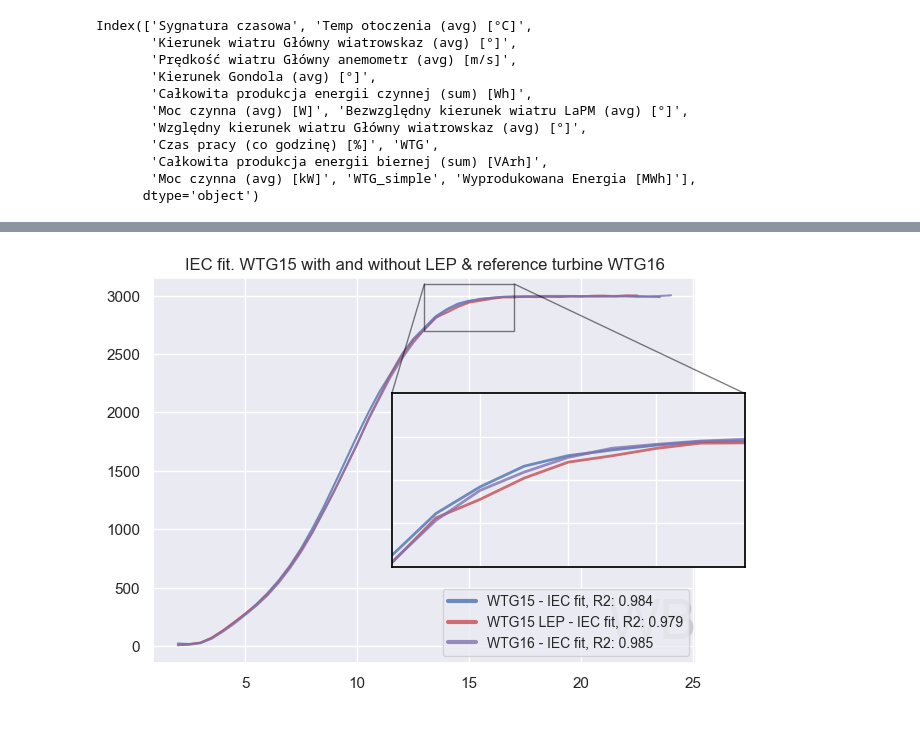
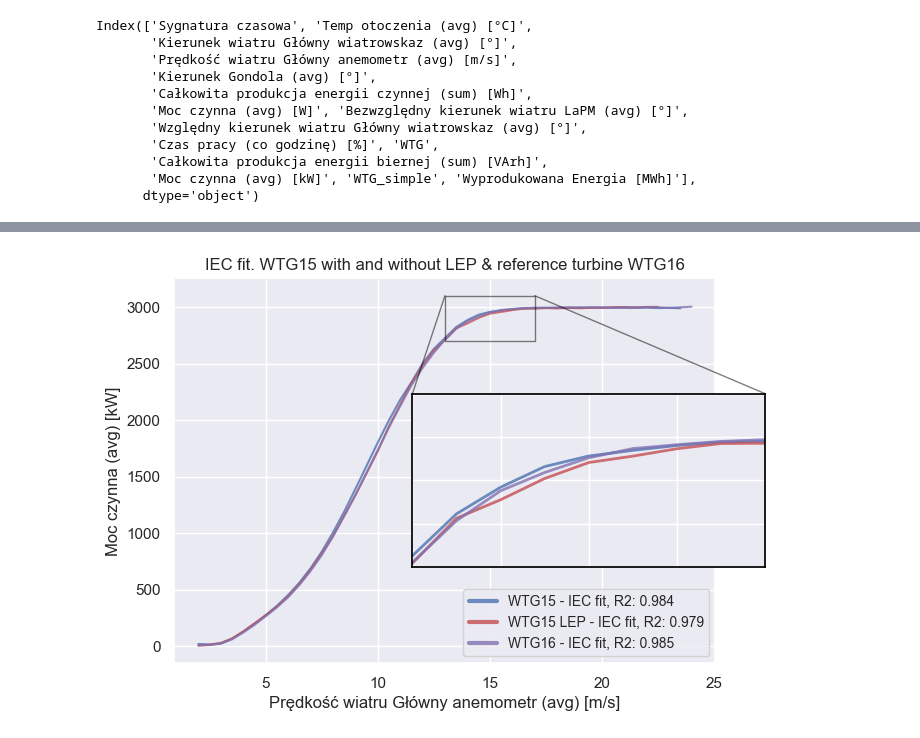
Before and after one commit to Wiktorson/WT-analysis-II, a Jupyter notebook: Side_by_side_analysis_2025.ipynb, the cells around one changed output, grey strips where cells are left out. Cells and saved outputs as stored; diff of their text form; code cells hidden in the pictures.

```diff
--- a/Side_by_side_analysis_2025.ipynb
+++ b/Side_by_side_analysis_2025.ipynb
@@ -343,6 +373,8 @@ def fit_power_curve_IEC(wind_speed, power, bin_size=0.5):
 # %%
 power_curves = {}
 df_fit = df[df['Prędkość wiatru Główny anemometr (avg) [m/s]'].between(2, 27)].copy()
+wind_range=(2, 18)
+samples_per_bin=20
 for i, wtg in enumerate(df['WTG'].unique()):
     if wtg == 'WTG15 transition period':
         continue
@@ -351,9 +383,13 @@ for i, wtg in enumerate(df['WTG'].unique()):
 
     # Fit models
     # !!! when more data is provided samples per bin and wind_range should be increased !!!
-    [L, k, x0], R2_logistic = fit_logistic_power_curve(df_wtg['Prędkość wiatru Główny anemometr (avg) [m/s]'], df_wtg['Moc czynna (avg) [kW]'], samples_per_bin=20, wind_range=(2, 17))
-    lowess_model, R2_lowess = fit_lowess_power_curve(df_wtg['Prędkość wiatru Główny anemometr (avg) [m/s]'], df_wtg['Moc czynna (avg) [kW]'], samples_per_bin=20, wind_range=(2, 17))
-    # poly6_model, R2_poly6 = fit_power_curve_poly6(df_wtg)
+    [L, k, x0], R2_logistic = fit_logistic_power_curve(df_wtg['Prędkość wiatru Główny anemometr (avg) [m/s]'], df_wtg['Moc czynna (avg) [kW]'], samples_per_bin=20, wind_range=(2, 18))
+    lowess_model, R2_lowess = fit_lowess_power_curve(df_wtg['Prędkość wiatru Główny anemometr (avg) [m/s]'], df_wtg['Moc czynna (avg) [kW]'], samples_per_bin=20, wind_range=(2, 18))
+
+    #[L, k, x0], R2_logistic = fit_logistic_power_curve(df_wtg['Prędkość wiatru Główny anemometr (avg) [m/s]'], df_wtg['Moc czynna (avg) [kW]'], samples_per_bin=200, wind_range=(3, 13))
+    #lowess_model, R2_lowess = fit_lowess_power_curve(df_wtg['Prędkość wiatru Główny anemometr (avg) [m/s]'], df_wtg['Moc czynna (avg) [kW]'], samples_per_bin=200, wind_range=(3, 13))
+
+
     IEC_model, R2_IEC = fit_power_curve_IEC(df_wtg['Prędkość wiatru Główny anemometr (avg) [m/s]'], df_wtg['Moc czynna (avg) [kW]'])
 
     power_curves[wtg]['logistic'] = [[L, k, x0], R2_logistic]
@@ -397,11 +421,10 @@ Index(['Sygnatura czasowa', 'Temp otoczenia (avg) [°C]',
 # %%
-
 fig, axes = plt.subplots(nrows=1, ncols=3, sharex=True, sharey=True, figsize=(12, 5))
 
 for i, wt in enumerate(['WTG15', 'WTG15 LEP', 'WTG16']):
     ax = axes[i]
     df_wt = df[df.WTG==wt].copy()
-    sns.scatterplot(data=df_wt.iloc[::100], x='Prędkość wiatru Główny anemometr (avg) [m/s]', y='Moc czynna (avg) [kW]', alpha=0.5,
+    sns.scatterplot(data=df_wt.iloc[::10], x='Prędkość wiatru Główny anemometr (avg) [m/s]', y='Moc czynna (avg) [kW]', alpha=0.5,
                     ax=ax, color=color_dict[wt], label=wt)
     ax.yaxis.set_tick_params(labelbottom=True)
     #ax.set_ylabel(columns_translation['ActivePower'])
@@ -444,6 +467,7 @@ for col, model_name in enumerate(['IEC', 'lowess', 'logistic']):
                     color=color_dict[wt], alpha=0.8, ax = ax, linewidth=1,
                     label=f'{wt} R2: {R2:.3f}')
         ax.set_title(f'{model_name} fit')
+        ax.set_xlim((0, 18))
 
 fig.suptitle('Power curves for WTG with and without LEP & reference turbine WTG16')
 #Helpers.add_watermark(ax)
@@ -453,45 +477,46 @@ plt.tight_layout()
 # %%
-fig, axes = plt.subplots(nrows=1, ncols=1, figsize=(7, 5))
+for model_name in ['IEC', 'lowess', 'logistic']:
+    fig, axes = plt.subplots(nrows=1, ncols=1, figsize=(7, 5))
+    #model_name = 'IEC'
+    for wt in ['WTG15', 'WTG15 LEP', 'WTG16']:
+        ax = axes
+        model, R2 = power_curves[wt][model_name]
+        if model_name == 'lowess':
+                predictions = model.predict(wind_speed_grid)
+        elif model_name == 'logistic':
+            predictions = logistic(wind_speed_grid, *model)
+        else:
+            predictions = model(wind_speed_grid)
+        sns.lineplot(x=wind_speed_grid, y=predictions,
+                    color=color_dict[wt], alpha=0.8, ax = ax, linewidth=1.5,
+                    label=f'{wt} - {model_name} fit, R2: {R2:.3f}')
+        ax.set_xlabel('Prędkość wiatru Główny anemometr (avg) [m/s]')
+        ax.set_ylabel('Moc czynna (avg) [kW]')
 
-model_name = 'IEC'
-for wt in ['WTG15', 'WTG15 LEP', 'WTG16']:
-    ax = axes
-    model, R2 = power_curves[wt][model_name]
-    if model_name == 'lowess':
+    #plot again for zoomed axes
+    with plt.rc_context({'axes.edgecolor':'black'}):
+        ax_zoomed = ax.inset_axes([0.44, 0.25, 0.65, 0.45])
+    x1, x2, y1, y2 = 13, 17, 2700, 3100
+    ax_zoomed.set_xlim(x1, x2)
+    ax_zoomed.set_ylim(y1, y2)
+    ax_zoomed.set_xticklabels([])
+    ax_zoomed.set_yticklabels([])
+    ax.indicate_inset_zoom(ax_zoomed, edgecolor="black")
+    lgnd = ax.legend(loc="lower right", fontsize=10)
+    for handles in lgnd.legend_handles:
+        handles.set_linewidth(3)
+
+    for wt in ['WTG15', 'WTG15 LEP', 'WTG16']:
+        ax_zoomed
+        model, R2 = power_curves[wt][model_name]
+        if model_name == 'lowess':
             predictions = model.predict(wind_speed_grid)
-    elif model_name == 'logistic':
-        predictions = logistic(wind_speed_grid, *model)
-    else:
-        predictions = model(wind_speed_grid)
-    sns.lineplot(x=wind_speed_grid, y=predictions,
-                color=color_dict[wt], alpha=0.8, ax = ax, linewidth=1.5,
-                label=f'{wt} - {model_name} fit, R2: {R2:.3f}')
-
-#plot again for zoomed axes
-with plt.rc_context({'axes.edgecolor':'black'}):
-    ax_zoomed = ax.inset_axes([0.44, 0.25, 0.65, 0.45])
-x1, x2, y1, y2 = 13, 17, 2700, 3100
-ax_zoomed.set_xlim(x1, x2)
-ax_zoomed.set_ylim(y1, y2)
-ax_zoomed.set_xticklabels([])
-ax_zoomed.set_yticklabels([])
-ax.indicate_inset_zoom(ax_zoomed, edgecolor="black")
-lgnd = ax.legend(loc="lower right", fontsize=10)
-for handles in lgnd.legend_handles:
-    handles.set_linewidth(3)
-
-for wt in ['WTG15', 'WTG15 LEP', 'WTG16']:
-    ax_zoomed
-    model, R2 = power_curves[wt][model_name]
-    if model_name == 'lowess':
-        predictions = model.predict(wind_speed_grid)
-    elif model_name == 'logistic':
-        predictions = logistic(wind_speed_grid, *model)
-    else:
-        predictions = model(wind_speed_grid)
-    sns.lineplot(x=wind_speed_grid, y=predictions,
-                color=color_dict[wt], alpha=0.8, ax = ax_zoomed, linewidth=2)
-ax.set_title('IEC fit. WTG15 with and without LEP & reference turbine WTG16')
-Helpers.add_watermark(ax)
+        elif model_name == 'logistic':
+            predictions = logistic(wind_speed_grid, *model)
+        else:
+            predictions = model(wind_speed_grid)
+        sns.lineplot(x=wind_speed_grid, y=predictions,
+                    color=color_dict[wt], alpha=0.8, ax = ax_zoomed, linewidth=2)
+    ax.set_title(f'{model_name} fit. WTG15 with and without LEP & reference turbine WTG16')
 # %% [output]
-[figure, old version]
+[figure, new version]
```
Also changed, not shown: parts of 17 cells of this notebook, 2 other files.
